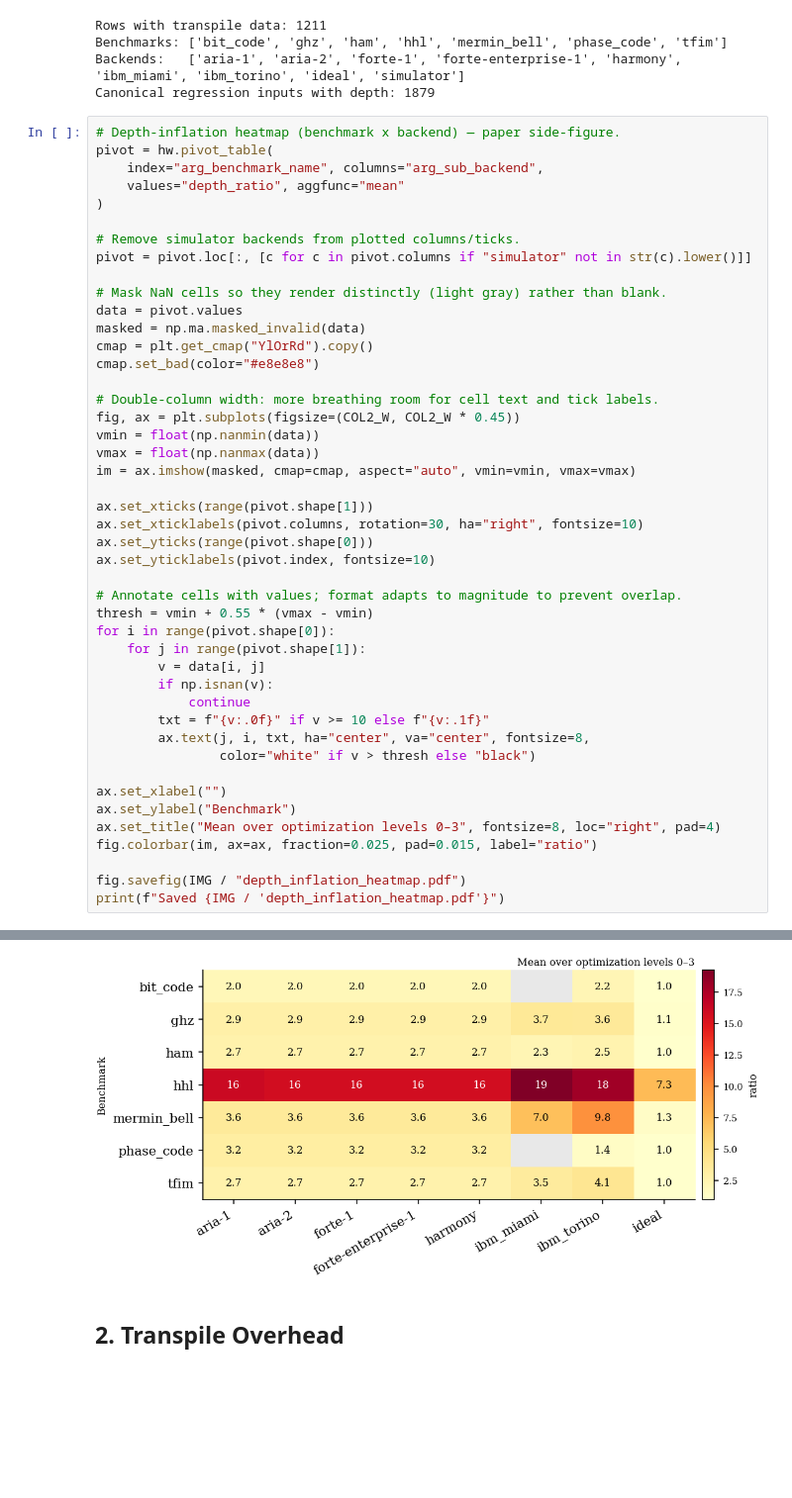
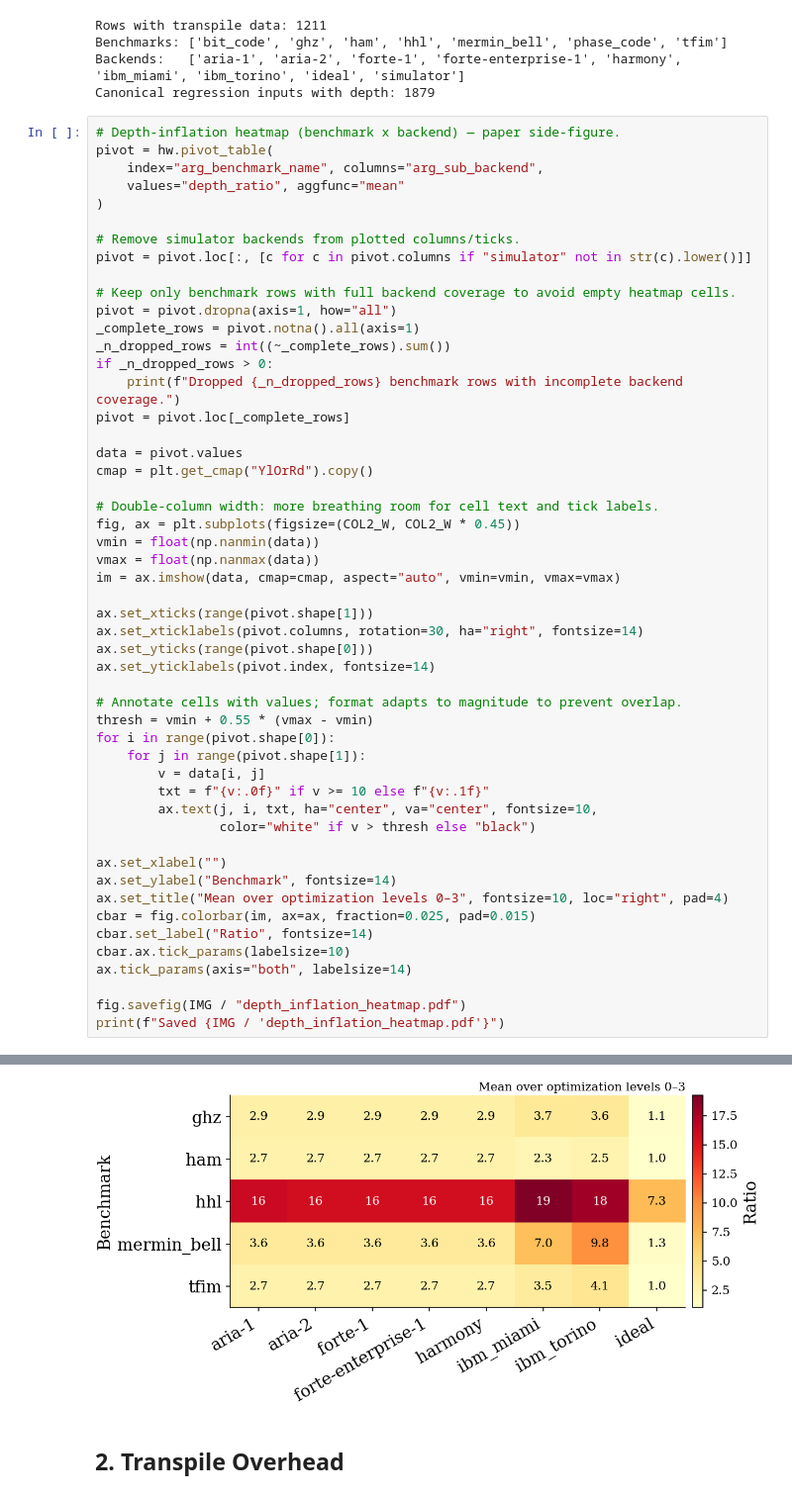
Before and after one commit to srikarchundury/MQBac, a Jupyter notebook: 1_analyze.ipynb, the cells around one changed output, grey strips where cells are left out. Shown at 99% size. Drawn from its saved outputs; the diff is of its cells as text; blank space fills up the shorter version.

```diff
--- a/1_analyze.ipynb
+++ b/1_analyze.ipynb
@@ -85,38 +85,44 @@ pivot = hw.pivot_table(
 # Remove simulator backends from plotted columns/ticks.
 pivot = pivot.loc[:, [c for c in pivot.columns if "simulator" not in str(c).lower()]]
 
-# Mask NaN cells so they render distinctly (light gray) rather than blank.
+# Keep only benchmark rows with full backend coverage to avoid empty heatmap cells.
+pivot = pivot.dropna(axis=1, how="all")
+_complete_rows = pivot.notna().all(axis=1)
+_n_dropped_rows = int((~_complete_rows).sum())
+if _n_dropped_rows > 0:
+    print(f"Dropped {_n_dropped_rows} benchmark rows with incomplete backend coverage.")
+pivot = pivot.loc[_complete_rows]
+
 data = pivot.values
-masked = np.ma.masked_invalid(data)
 cmap = plt.get_cmap("YlOrRd").copy()
-cmap.set_bad(color="#e8e8e8")
 
 # Double-column width: more breathing room for cell text and tick labels.
 fig, ax = plt.subplots(figsize=(COL2_W, COL2_W * 0.45))
 vmin = float(np.nanmin(data))
 vmax = float(np.nanmax(data))
-im = ax.imshow(masked, cmap=cmap, aspect="auto", vmin=vmin, vmax=vmax)
+im = ax.imshow(data, cmap=cmap, aspect="auto", vmin=vmin, vmax=vmax)
 
 ax.set_xticks(range(pivot.shape[1]))
-ax.set_xticklabels(pivot.columns, rotation=30, ha="right", fontsize=10)
+ax.set_xticklabels(pivot.columns, rotation=30, ha="right", fontsize=14)
 ax.set_yticks(range(pivot.shape[0]))
-ax.set_yticklabels(pivot.index, fontsize=10)
+ax.set_yticklabels(pivot.index, fontsize=14)
 
 # Annotate cells with values; format adapts to magnitude to prevent overlap.
 thresh = vmin + 0.55 * (vmax - vmin)
 for i in range(pivot.shape[0]):
     for j in range(pivot.shape[1]):
         v = data[i, j]
-        if np.isnan(v):
-            continue
         txt = f"{v:.0f}" if v >= 10 else f"{v:.1f}"
-        ax.text(j, i, txt, ha="center", va="center", fontsize=8,
+        ax.text(j, i, txt, ha="center", va="center", fontsize=10,
                 color="white" if v > thresh else "black")
 
 ax.set_xlabel("")
-ax.set_ylabel("Benchmark")
-ax.set_title("Mean over optimization levels 0–3", fontsize=8, loc="right", pad=4)
-fig.colorbar(im, ax=ax, fraction=0.025, pad=0.015, label="ratio")
+ax.set_ylabel("Benchmark", fontsize=14)
+ax.set_title("Mean over optimization levels 0–3", fontsize=10, loc="right", pad=4)
+cbar = fig.colorbar(im, ax=ax, fraction=0.025, pad=0.015)
+cbar.set_label("Ratio", fontsize=14)
+cbar.ax.tick_params(labelsize=10)
+ax.tick_params(axis="both", labelsize=14)
 
 fig.savefig(IMG / "depth_inflation_heatmap.pdf")
 print(f"Saved {IMG / 'depth_inflation_heatmap.pdf'}")
@@ -124,5 +131,5 @@ print(f"Saved {IMG / 'depth_inflation_heatmap.pdf'}")
 Saved images/depth_inflation_heatmap.pdf
-[figure, old version]
+[figure, new version]
 # %% [markdown]
 ## 2. Transpile Overhead
 # %%
```
Also changed, not shown: parts of 2 cells of this notebook, 14 other files.
